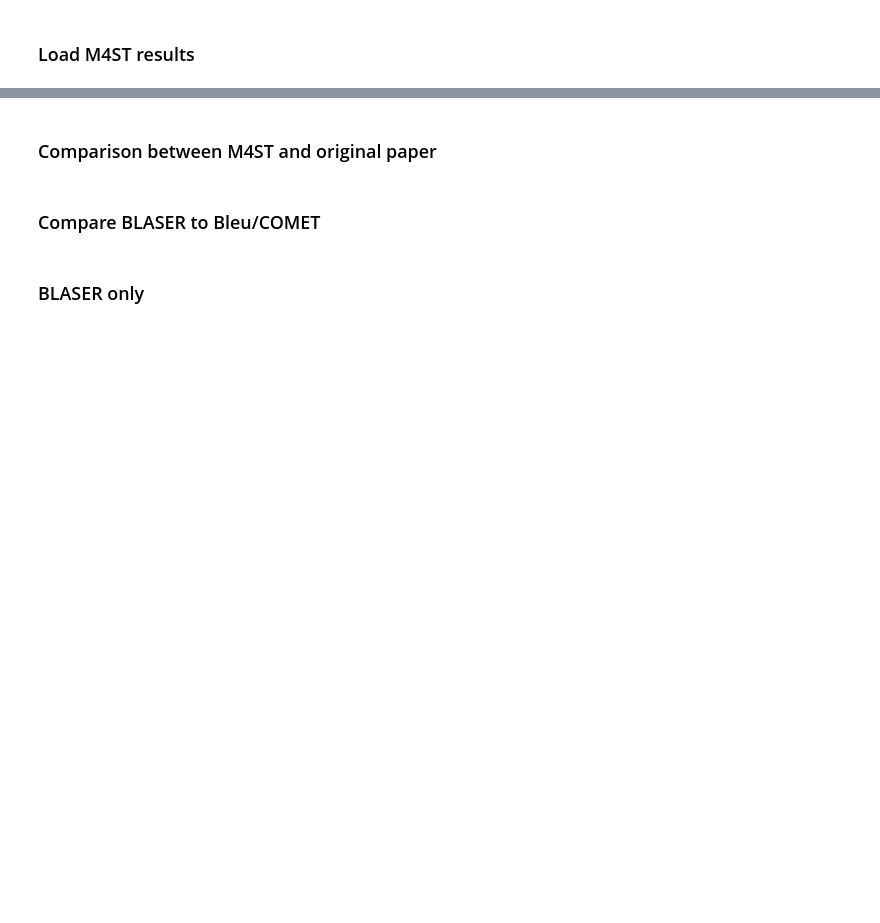
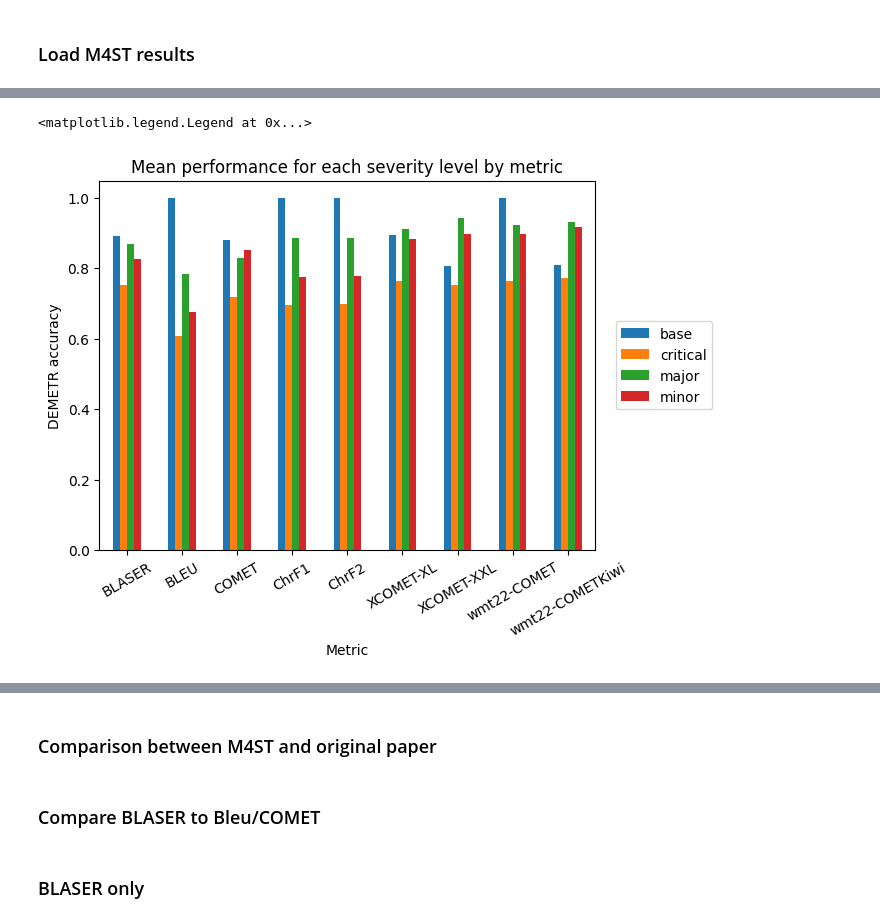
Before and after one commit to alan-turing-institute/ARC-m4st, a Jupyter notebook: notebooks/process_demetr_results.ipynb, the cells around one changed output, grey strips where cells are left out. Cells and saved outputs as stored; diff of their text form; code cells hidden in the pictures; blank space fills up the shorter version.

```diff
--- a/notebooks/process_demetr_results.ipynb
+++ b/notebooks/process_demetr_results.ipynb
@@ -134,9 +235,12 @@ plt.legend(loc='right', bbox_to_anchor=(1.25, 0.5))
 # %%
 fig, axs = plt.subplots()
-sev_by_lang = all_res.groupby(['metric', 'severity'])['correct'].mean()
-sev_by_lang.unstack().plot(kind='bar', ax=axs)
-plt.xticks(rotation=0)
-plt.ylabel('DEMETR accuracy')
-plt.xlabel('Metric')
-plt.title('Mean performance for each severity level by metric')
-plt.legend(loc='right', bbox_to_anchor=(1.25, 0.5))
+sev_by_lang = all_res.groupby(["metric", "severity"])["correct"].mean()
+sev_by_lang.unstack().plot(kind="bar", ax=axs)
+plt.xticks(rotation=30)
+plt.ylabel("DEMETR accuracy")
+plt.xlabel("Metric")
+plt.title("Mean performance for each severity level by metric")
+plt.legend(loc="right", bbox_to_anchor=(1.25, 0.5))
+# %% [output]
+<matplotlib.legend.Legend at 0x...>
+[figure, added]
```
Also changed, not shown: parts of 41 cells of this notebook.
